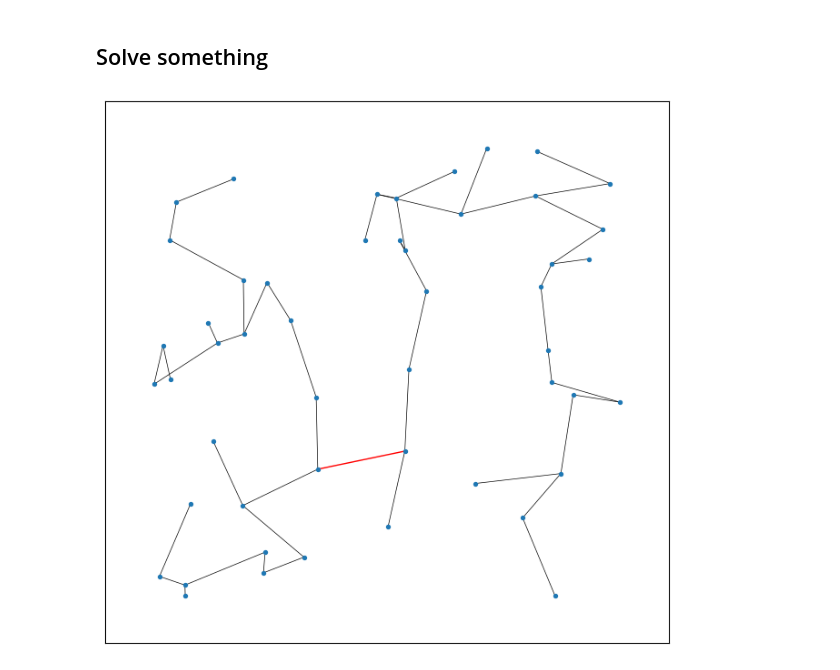
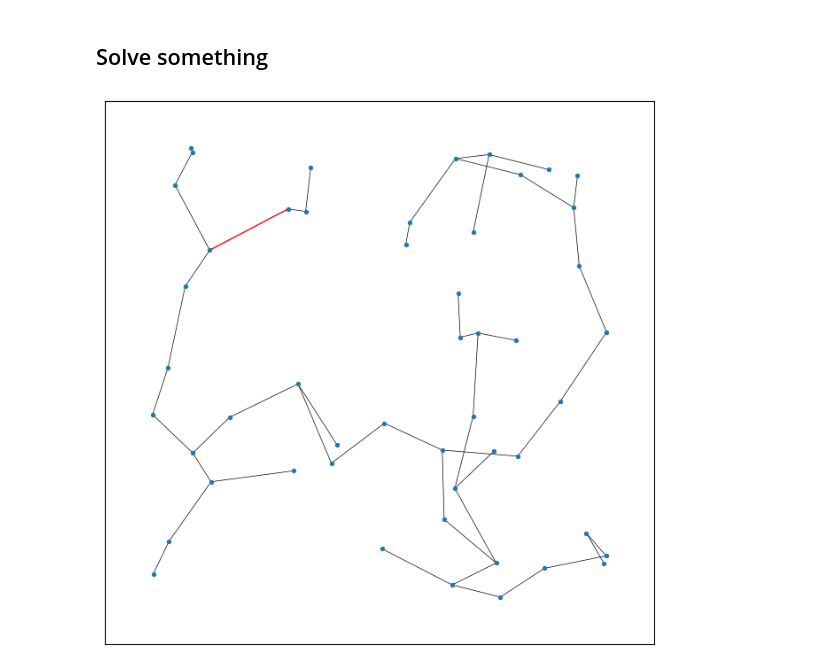
Before and after one commit to uwu-octane/alg_lab, a Jupyter notebook: sheets/02_cpsat/DBST/constraint_programming.ipynb, the cells around one changed output. Drawn from its saved outputs; the diff is of its cells as text; code cells hidden in the pictures.

```diff
--- a/sheets/02_cpsat/DBST/constraint_programming.ipynb
+++ b/sheets/02_cpsat/DBST/constraint_programming.ipynb
@@ -14,24 +24,19 @@ from _solver import DBSTSolverCP
 # %%
 def random_points(n, w=10_000, h=10_000):
     """
-    n zufällige Punkte mit ganzzahligen Koordinaten in einem w * h-Rechteck.
-    :param n: Anzahl der Punkte
-    :param w: Breite des Rechtecks.
-    :param h: Höhe des Rechtecks.
-    :return: Eine Liste von Punkten als (x,y)-Tupel.
+    Generate a list of n randomly placed points on the w x h grid.
     """
     return [(random.randint(0,w), random.randint(0,h)) for _ in range(n)]
 
 def squared_distance(p1, p2):
     """
-    Berechne die (quadrierte) euklidische Distanz zwischen Punkten p1 und p2.
+    Calculate the squared euclidian distance (in order to minimze the use of the sqrt() operation).
     """
     return (p1[0]-p2[0])**2 + (p1[1]-p2[1])**2
 
-def draw_edges(edges):
+def draw_dbst_edges(edges):
     """
-    Malt eine gegebene Liste von Kanten als Graph.
-    Die längste Kante wird dabei hervorgehoben (rot, dicker) dargestellt.
+    Draw the edges of a DBST. The bottleneck edge(s) automatically get highlighted.
     """
     points = set([e[0] for e in edges] + [e[1] for e in edges])
     draw_graph = nx.empty_graph()
@@ -44,14 +49,15 @@ def draw_edges(edges):
     plt.clf()
     fig, ax = plt.gcf(), plt.gca()
     fig.set_size_inches(8,8)
-    ax.set_aspect(1.0)  # Seitenverhältnis 1:1
+    ax.set_aspect(1.0)  # 1:1 aspect ratio
     nx.draw_networkx(draw_graph, pos={p: p for p in points}, node_size=8,
                      with_labels=False, edgelist=g_edges, edge_color=color, width=width, ax=ax)
     plt.show()
 # %% [markdown]
 ## Solve something
 # %%
+random.seed(1234567) # remove if you want random instances
 solver = DBSTSolverCP(random_points(50), 3)
-draw_edges(solver.solve())
+draw_dbst_edges(solver.solve())
 # %% [output]
-[figure, old version]
+[figure, new version]
```
Also changed, not shown: parts of 1 cell of this notebook, 1 other file.
